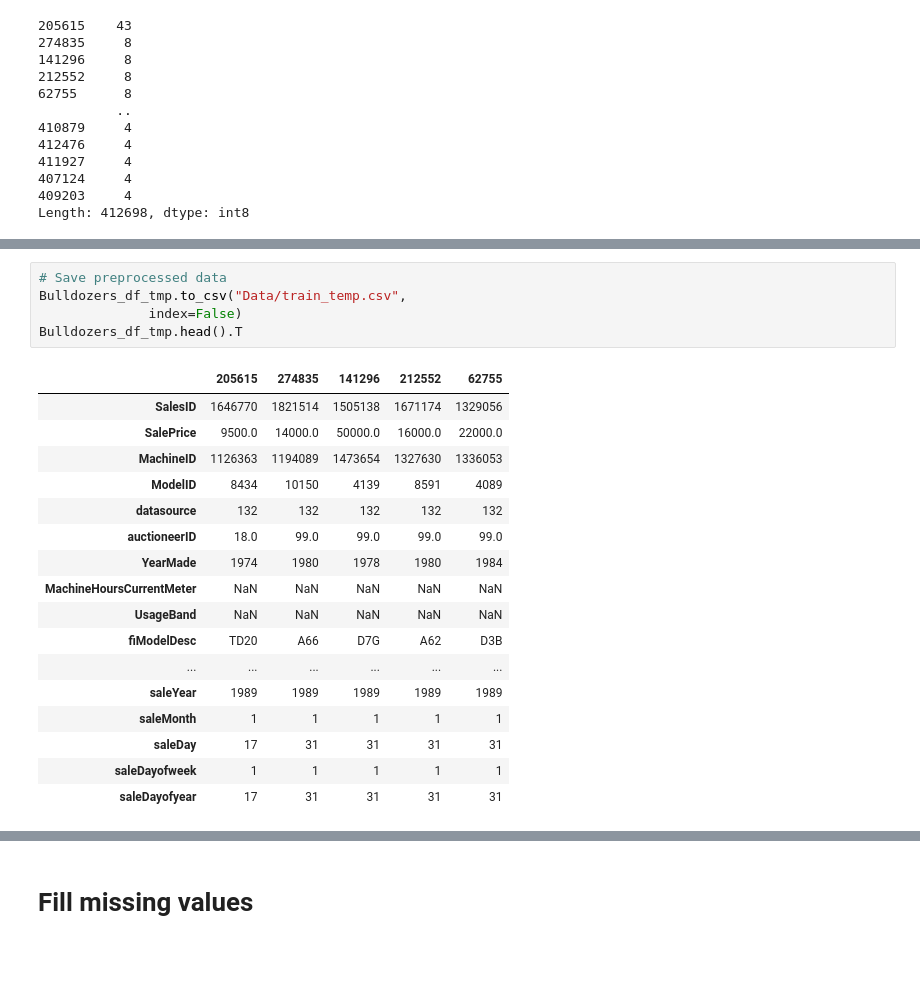
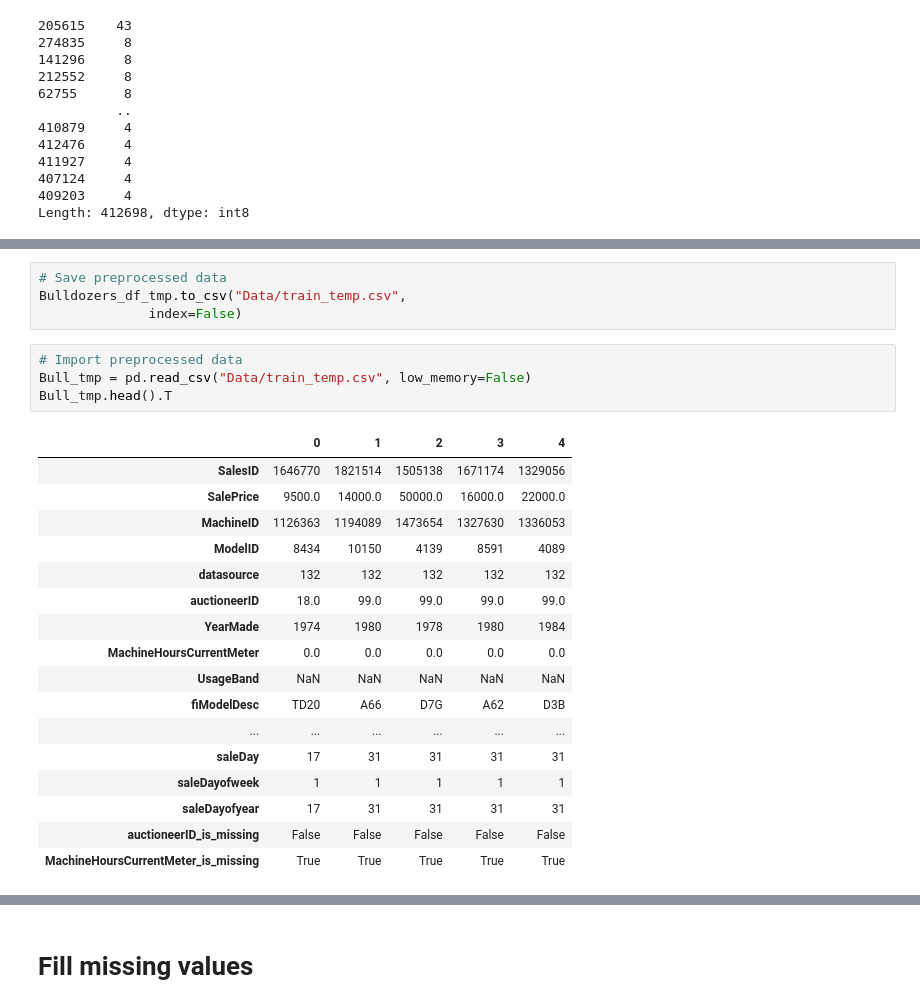
Before and after one commit to dilqvl62/Bulldozer_price_prediction, a Jupyter notebook: Bulldozers-price.ipynb, the cells around one changed output, grey strips where cells are left out. Drawn from its saved outputs; the diff is of its cells as text; blank space fills up the shorter version.

```diff
--- a/Bulldozers-price.ipynb
+++ b/Bulldozers-price.ipynb
@@ -370,24 +370,27 @@ dtype: float64
 # Save preprocessed data
 Bulldozers_df_tmp.to_csv("Data/train_temp.csv",
               index=False)
-Bulldozers_df_tmp.head().T
-# %% [output]
-|  | 205615 | 274835 | 141296 | 212552 | 62755 |
-| SalesID | 1646770 | 1821514 | 1505138 | 1671174 | 1329056 |
-| SalePrice | 9500.0 | 14000.0 | 50000.0 | 16000.0 | 22000.0 |
-| MachineID | 1126363 | 1194089 | 1473654 | 1327630 | 1336053 |
-| ModelID | 8434 | 10150 | 4139 | 8591 | 4089 |
-| datasource | 132 | 132 | 132 | 132 | 132 |
-| auctioneerID | 18.0 | 99.0 | 99.0 | 99.0 | 99.0 |
-| YearMade | 1974 | 1980 | 1978 | 1980 | 1984 |
-| MachineHoursCurrentMeter | NaN | NaN | NaN | NaN | NaN |
-| UsageBand | NaN | NaN | NaN | NaN | NaN |
-| fiModelDesc | TD20 | A66 | D7G | A62 | D3B |
-| ... | ... | ... | ... | ... | ... |
-| saleYear | 1989 | 1989 | 1989 | 1989 | 1989 |
-| saleMonth | 1 | 1 | 1 | 1 | 1 |
-| saleDay | 17 | 31 | 31 | 31 | 31 |
-| saleDayofweek | 1 | 1 | 1 | 1 | 1 |
-| saleDayofyear | 17 | 31 | 31 | 31 | 31 |
+# %%
+# Import preprocessed data
+Bull_tmp = pd.read_csv("Data/train_temp.csv", low_memory=False)
+Bull_tmp.head().T
+# %% [output]
+|  | 0 | 1 | 2 | 3 | 4 |
+| SalesID | 1646770 | 1821514 | 1505138 | 1671174 | 1329056 |
+| SalePrice | 9500.0 | 14000.0 | 50000.0 | 16000.0 | 22000.0 |
+| MachineID | 1126363 | 1194089 | 1473654 | 1327630 | 1336053 |
+| ModelID | 8434 | 10150 | 4139 | 8591 | 4089 |
+| datasource | 132 | 132 | 132 | 132 | 132 |
+| auctioneerID | 18.0 | 99.0 | 99.0 | 99.0 | 99.0 |
+| YearMade | 1974 | 1980 | 1978 | 1980 | 1984 |
+| MachineHoursCurrentMeter | 0.0 | 0.0 | 0.0 | 0.0 | 0.0 |
+| UsageBand | NaN | NaN | NaN | NaN | NaN |
+| fiModelDesc | TD20 | A66 | D7G | A62 | D3B |
+| ... | ... | ... | ... | ... | ... |
+| saleDay | 17 | 31 | 31 | 31 | 31 |
+| saleDayofweek | 1 | 1 | 1 | 1 | 1 |
+| saleDayofyear | 17 | 31 | 31 | 31 | 31 |
+| auctioneerID_is_missing | False | False | False | False | False |
+| MachineHoursCurrentMeter_is_missing | True | True | True | True | True |
 # %%
 # Check missing values
```
Also changed, not shown: parts of 31 cells of this notebook.
